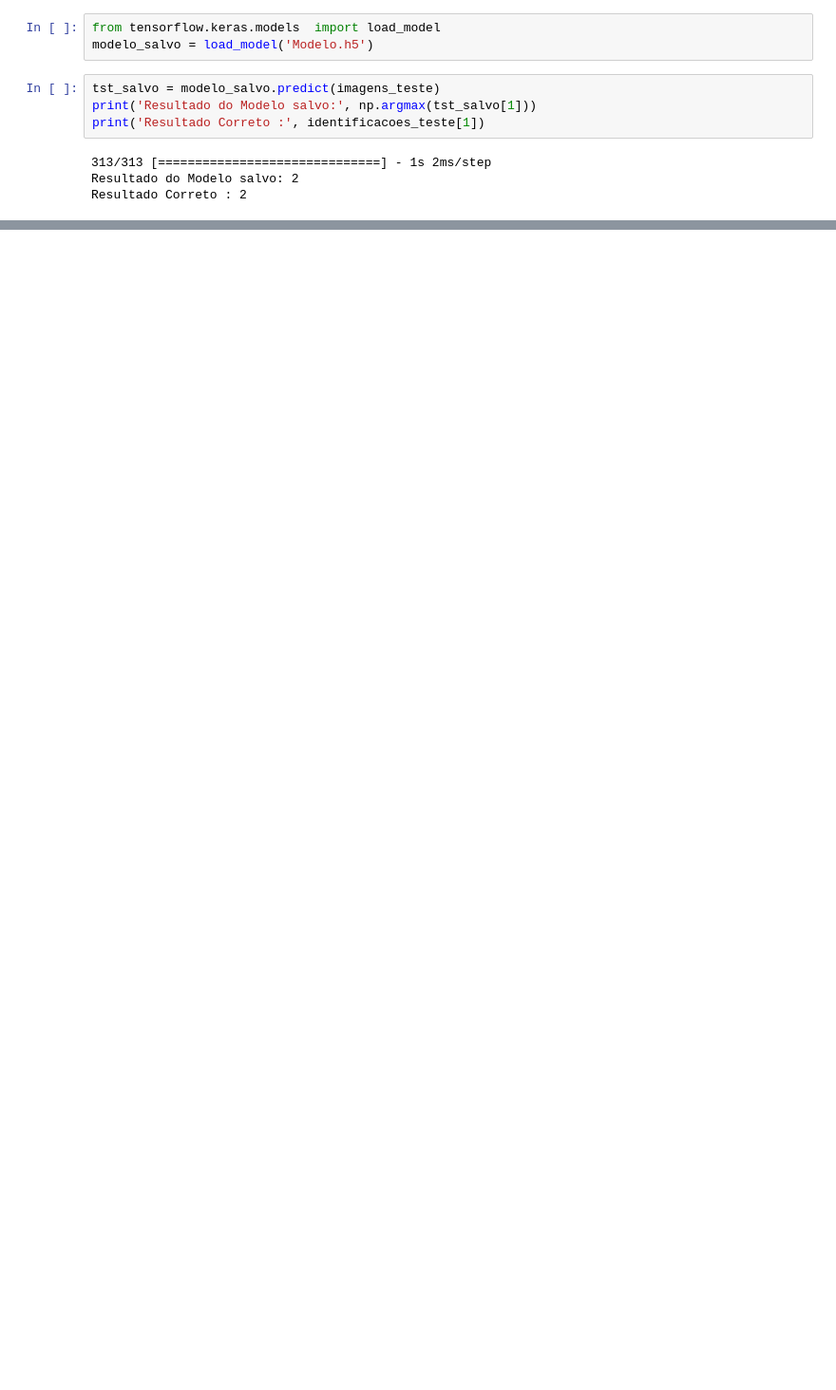
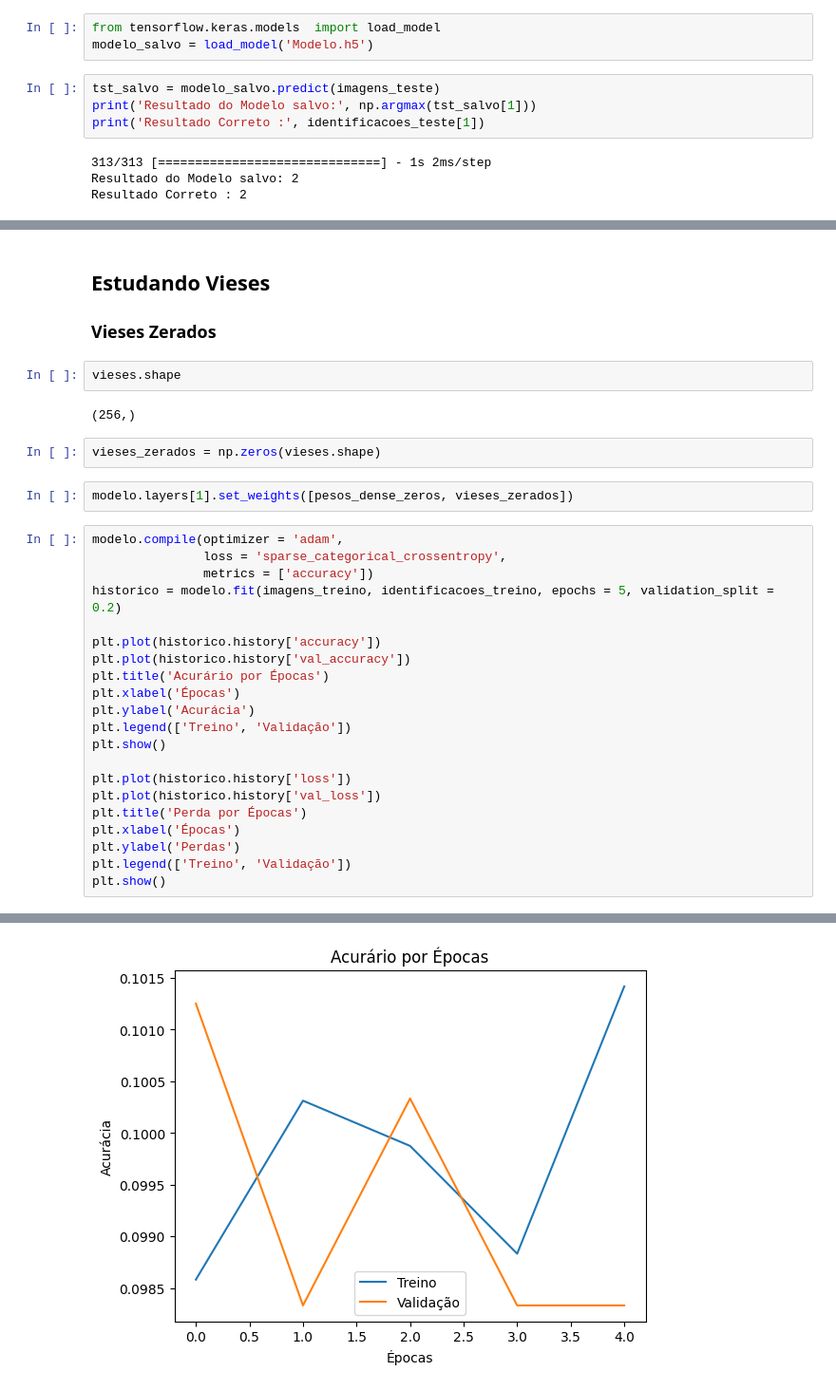
Before and after one commit to KaueAbbe/Projeto-Estude_Python, a Jupyter notebook: Estude Deep Learning/DeepLearning1.ipynb, the cells around one changed output, grey strips where cells are left out. Shown at 95% size. Cells and saved outputs as stored; diff of their text form; blank space fills up the shorter version.

```diff
--- a/Estude Deep Learning/DeepLearning1.ipynb
+++ b/Estude Deep Learning/DeepLearning1.ipynb
@@ -419,0 +598,33 @@ Resultado Correto : 2
+# %% [markdown]
+## Estudando Vieses
+### Vieses Zerados
+# %%
+vieses.shape
+# %% [output]
+(256,)
+# %%
+vieses_zerados = np.zeros(vieses.shape)
+# %%
+modelo.layers[1].set_weights([pesos_dense_zeros, vieses_zerados])
+# %%
+modelo.compile(optimizer = 'adam',
+               loss = 'sparse_categorical_crossentropy',
+               metrics = ['accuracy'])
+historico = modelo.fit(imagens_treino, identificacoes_treino, epochs = 5, validation_split = 0.2)
+
+plt.plot(historico.history['accuracy'])
+plt.plot(historico.history['val_accuracy'])
+plt.title('Acurário por Épocas')
+plt.xlabel('Épocas')
+plt.ylabel('Acurácia')
+plt.legend(['Treino', 'Validação'])
+plt.show()
+
+plt.plot(historico.history['loss'])
+plt.plot(historico.history['val_loss'])
+plt.title('Perda por Épocas')
+plt.xlabel('Épocas')
+plt.ylabel('Perdas')
+plt.legend(['Treino', 'Validação'])
+plt.show()
+# %% [output]
@@ -419,0 +641 @@ Resultado Correto : 2
+[figure, added]
```
Also changed, not shown: parts of 36 cells of this notebook.
